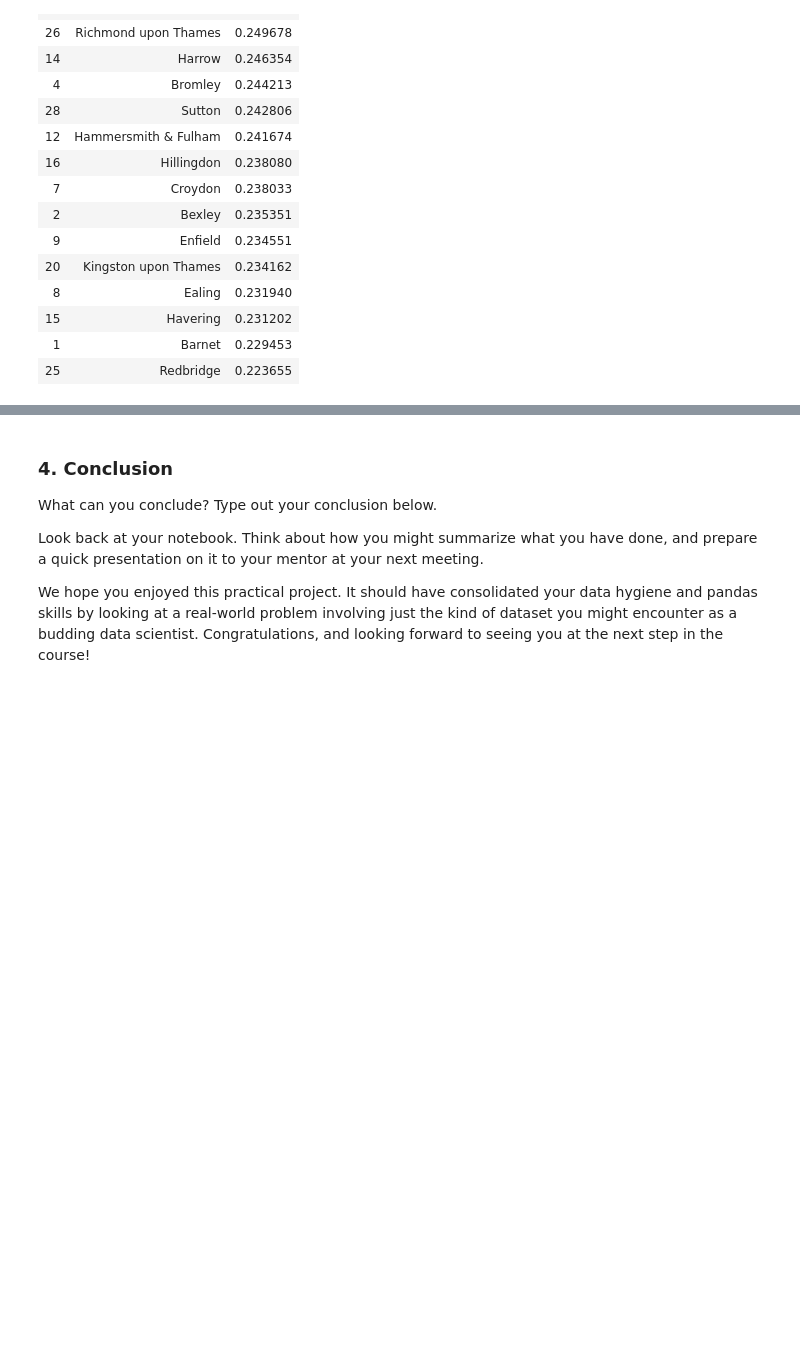
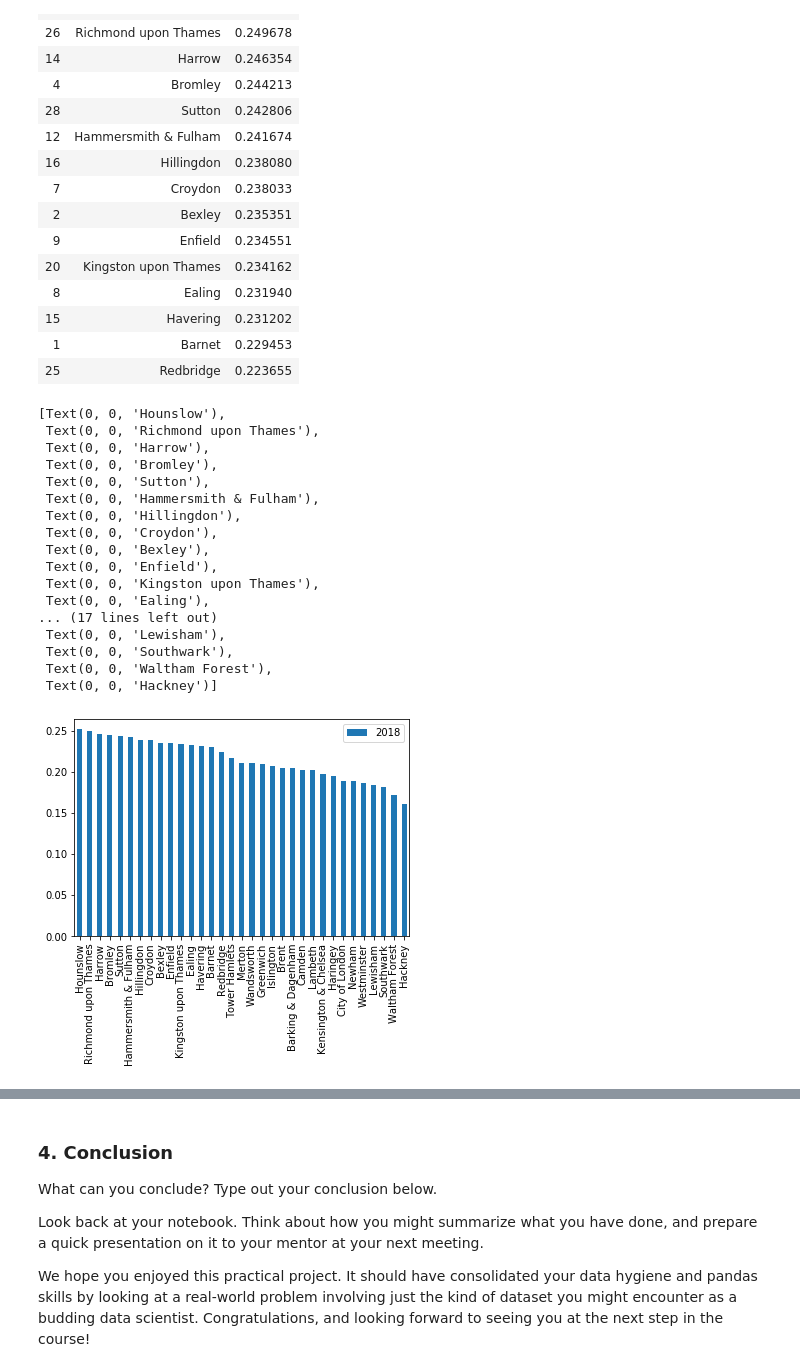
Before and after one commit to NSamermit/Springboard, a Jupyter notebook: Unit 4 - London Housing/[Nsamermit Sep 8]Unit 4 Challenge - Tier 3.ipynb, the cells around one changed output, grey strips where cells are left out. Saved outputs shown, nothing was run; the diff lists cells and outputs as text; code cells hidden in the pictures; blank space fills up the shorter version.

```diff
--- a/Unit 4 - London Housing/[Nsamermit Sep 8]Unit 4 Challenge - Tier 3.ipynb
+++ b/Unit 4 - London Housing/[Nsamermit Sep 8]Unit 4 Challenge - Tier 3.ipynb
@@ -672,5 +675,28 @@ top15
 | 15 | Havering | 0.231202 |
 | 1 | Barnet | 0.229453 |
 | 25 | Redbridge | 0.223655 |
+# %%
+sortedBorough = df_ratios.sort_values(by='2018', ascending=False)
+ax = sortedBorough[['Borough', '2018']].plot(kind='bar')
+ax.set_xticklabels(sortedBorough.Borough)
+# %% [output]
+[Text(0, 0, 'Hounslow'),
+ Text(0, 0, 'Richmond upon Thames'),
+ Text(0, 0, 'Harrow'),
+ Text(0, 0, 'Bromley'),
+ Text(0, 0, 'Sutton'),
+ Text(0, 0, 'Hammersmith & Fulham'),
+ Text(0, 0, 'Hillingdon'),
+ Text(0, 0, 'Croydon'),
+ Text(0, 0, 'Bexley'),
+ Text(0, 0, 'Enfield'),
+ Text(0, 0, 'Kingston upon Thames'),
+ Text(0, 0, 'Ealing'),
+... (17 lines left out)
+ Text(0, 0, 'Lewisham'),
+ Text(0, 0, 'Southwark'),
+ Text(0, 0, 'Waltham Forest'),
+ Text(0, 0, 'Hackney')]
+[figure, added]
 # %%
 #Plot it
```
Also changed, not shown: parts of 4 cells of this notebook.
